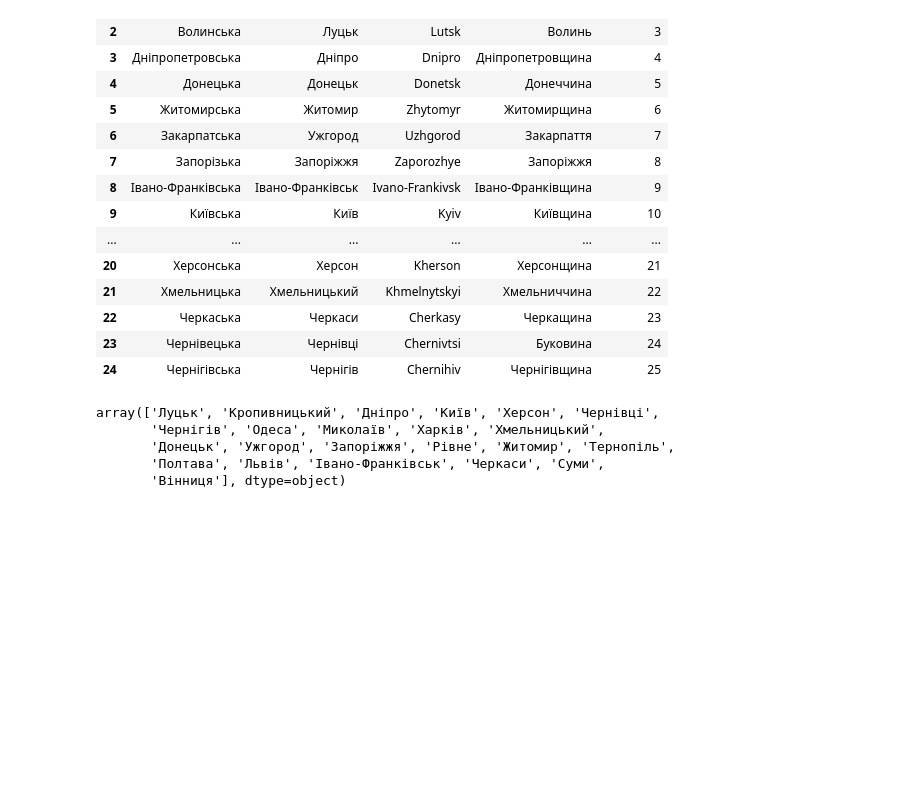
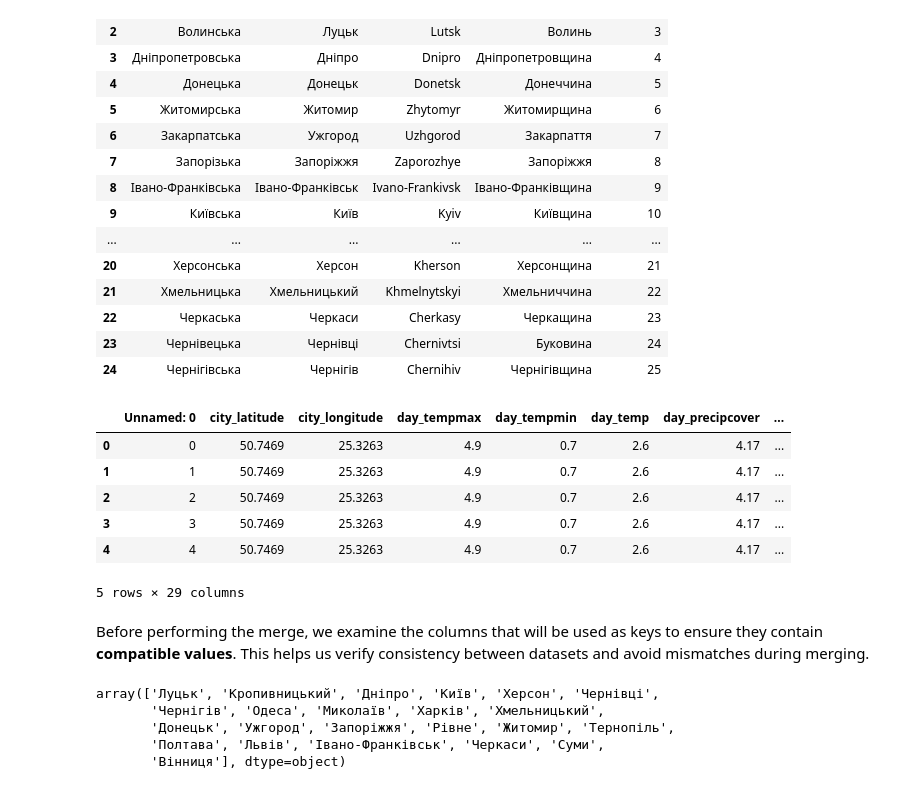
Before and after one commit to KonchakivskyiDanylo/PythonForDs, a Jupyter notebook: data_analysis/merge_datasets.ipynb, the cells around one changed output. Saved outputs shown, nothing was run; the diff lists cells and outputs as text; code cells hidden in the pictures; blank space fills up the shorter version.

Commit message:
merge_datasets.ipynb final commit

```diff
--- a/merge_datasets.ipynb
+++ b/data_analysis/merge_datasets.ipynb
@@ -6,5 +3,7 @@ import pickle
 # %%
-regions = pd.read_csv("data/regions.csv")
-alarms = pd.read_csv("prepared_data/alarms_prepared.csv")
-weather = pd.read_csv("prepared_data/weather_prepared.csv")
-isw = pd.read_csv("prepared_data/isw_prepared.csv")
+import pandas as pd
+
+regions = pd.read_csv("../data/regions.csv")
+alarms = pd.read_csv("../prepared_data/alarms_prepared.csv")
+weather = pd.read_csv("../prepared_data/weather_prepared.csv")
+isw = pd.read_csv("../prepared_data/isw_prepared.csv")
@@ -28,6 +29,18 @@ regions
 | 22 | Черкаська | Черкаси | Cherkasy | Черкащина | 23 |
 | 23 | Чернівецька | Чернівці | Chernivtsi | Буковина | 24 |
 | 24 | Чернігівська | Чернігів | Chernihiv | Чернігівщина | 25 |
+# %%
+weather.head()
+# %% [output]
+|  | Unnamed: 0 | city_latitude | city_longitude | day_tempmax | day_tempmin | day_temp | day_precipcover | ... |
+| 0 | 0 | 50.7469 | 25.3263 | 4.9 | 0.7 | 2.6 | 4.17 | ... |
+| 1 | 1 | 50.7469 | 25.3263 | 4.9 | 0.7 | 2.6 | 4.17 | ... |
+| 2 | 2 | 50.7469 | 25.3263 | 4.9 | 0.7 | 2.6 | 4.17 | ... |
+| 3 | 3 | 50.7469 | 25.3263 | 4.9 | 0.7 | 2.6 | 4.17 | ... |
+| 4 | 4 | 50.7469 | 25.3263 | 4.9 | 0.7 | 2.6 | 4.17 | ... |
+5 rows × 29 columns
+# %% [markdown]
+Before performing the merge, we examine the columns that will be used as keys to ensure they contain **compatible values**. This helps us verify consistency between datasets and avoid mismatches during merging.
 # %%
 weather["city"].unique()
 # %% [output]
```
Also changed, not shown: parts of 33 cells of this notebook.
